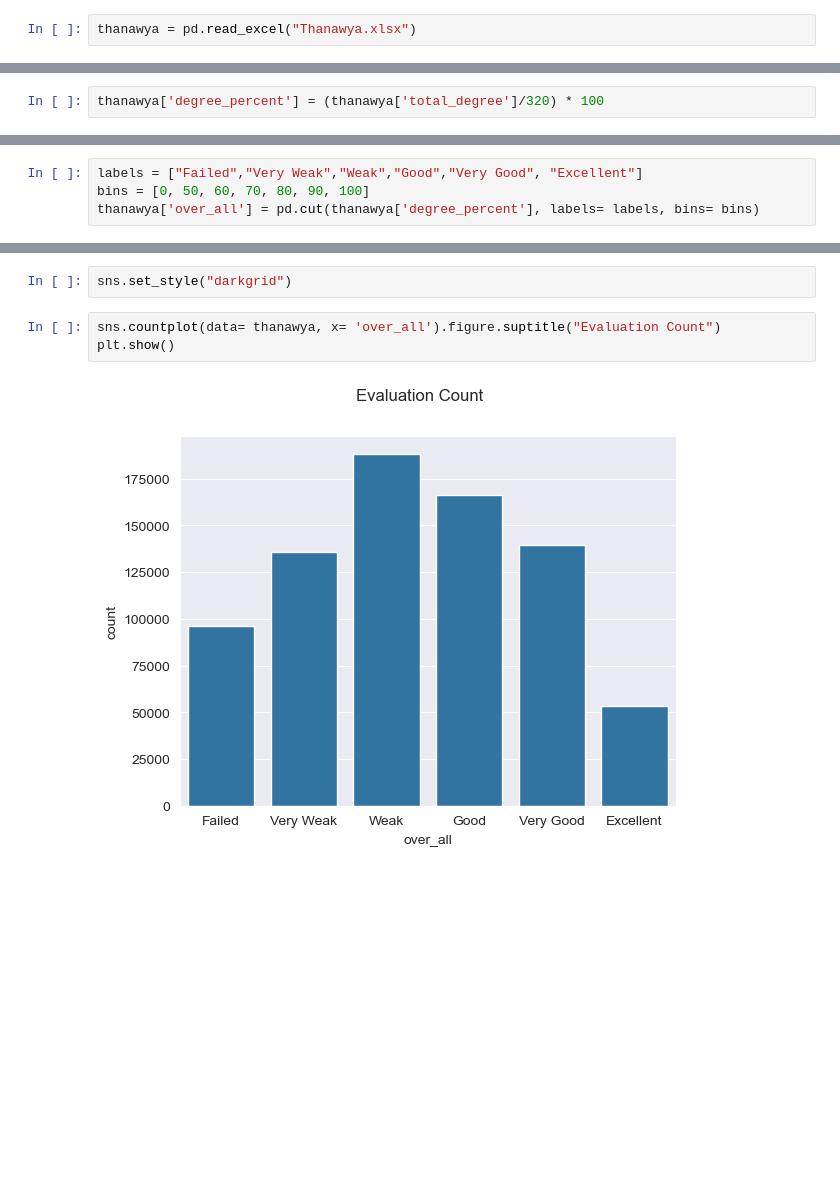
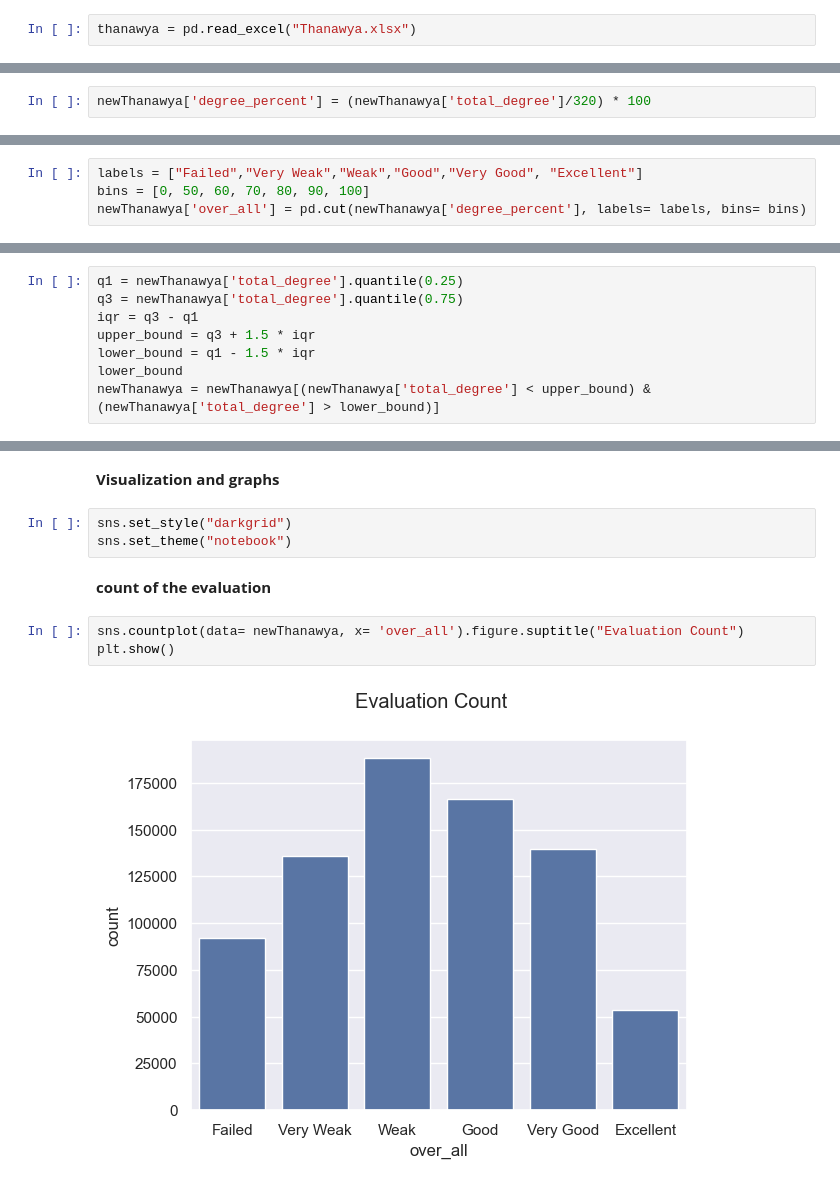
Before and after one commit to Ahmed-level0/Thanawya_2025_Analysis, a Jupyter notebook: analysis.ipynb, the cells around one changed output, grey strips where cells are left out. Cells and saved outputs as stored; diff of their text form; blank space fills up the shorter version.

Commit message:
continued the analysis of the data added some charts and real analysis started

```diff
--- a/analysis.ipynb
+++ b/analysis.ipynb
@@ -20,2 +47,2 @@ absences_num = absences['total_degree'].count()
 # %%
-thanawya['degree_percent'] = (thanawya['total_degree']/320) * 100
+newThanawya['degree_percent'] = (newThanawya['total_degree']/320) * 100
@@ -22,5 +57,5 @@ thanawya['degree_percent'] = (thanawya['total_degree']/320) * 100
 # %%
 labels = ["Failed","Very Weak","Weak","Good","Very Good", "Excellent"]
 bins = [0, 50, 60, 70, 80, 90, 100]
-thanawya['over_all'] = pd.cut(thanawya['degree_percent'], labels= labels, bins= bins)
+newThanawya['over_all'] = pd.cut(newThanawya['degree_percent'], labels= labels, bins= bins)
 # %% [output]
@@ -38,0 +67,8 @@ memory usage: 25.5+ MB
+# %%
+q1 = newThanawya['total_degree'].quantile(0.25)
+q3 = newThanawya['total_degree'].quantile(0.75)
+iqr = q3 - q1
+upper_bound = q3 + 1.5 * iqr
+lower_bound = q1 - 1.5 * iqr
+lower_bound
+newThanawya = newThanawya[(newThanawya['total_degree'] < upper_bound) & (newThanawya['total_degree'] > lower_bound)]
@@ -39,7 +86,12 @@ memory usage: 25.5+ MB
+# %% [markdown]
+**Visualization and graphs**
 # %%
 sns.set_style("darkgrid")
+sns.set_theme("notebook")
+# %% [markdown]
+**count of the evaluation**
 # %%
-sns.countplot(data= thanawya, x= 'over_all').figure.suptitle("Evaluation Count")
+sns.countplot(data= newThanawya, x= 'over_all').figure.suptitle("Evaluation Count")
 plt.show()
 # %% [output]
-[figure, old version]
+[figure, new version]
```
Also changed, not shown: parts of 15 cells of this notebook.
